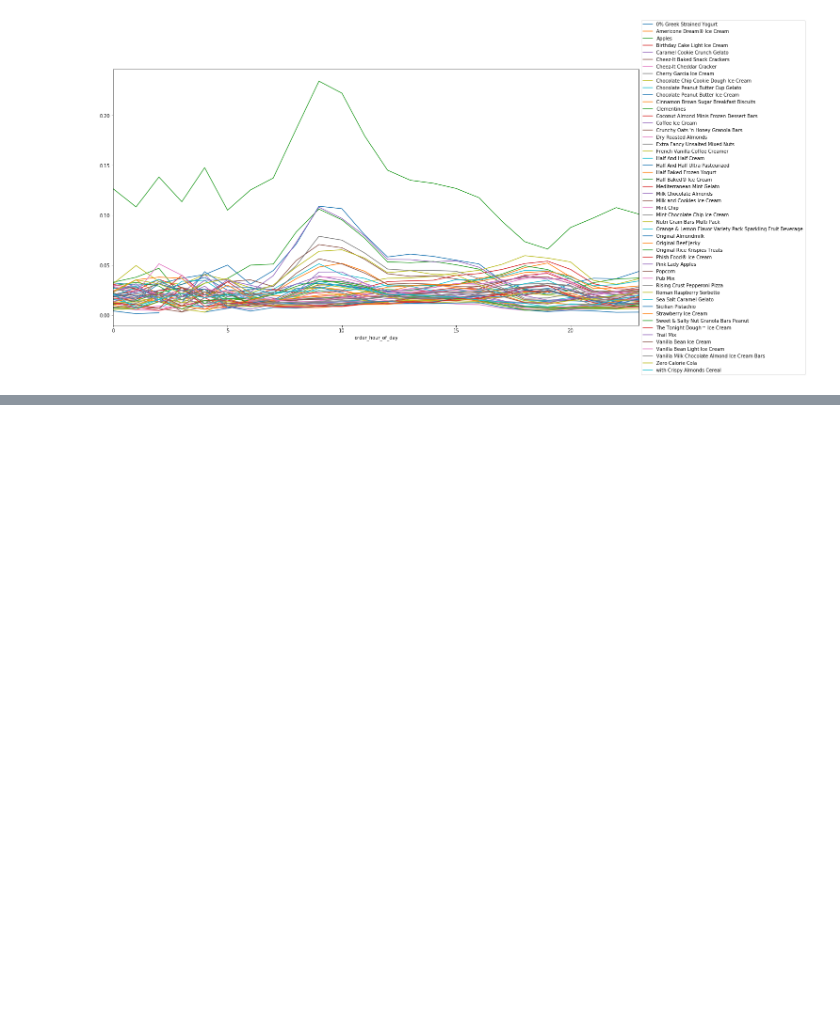
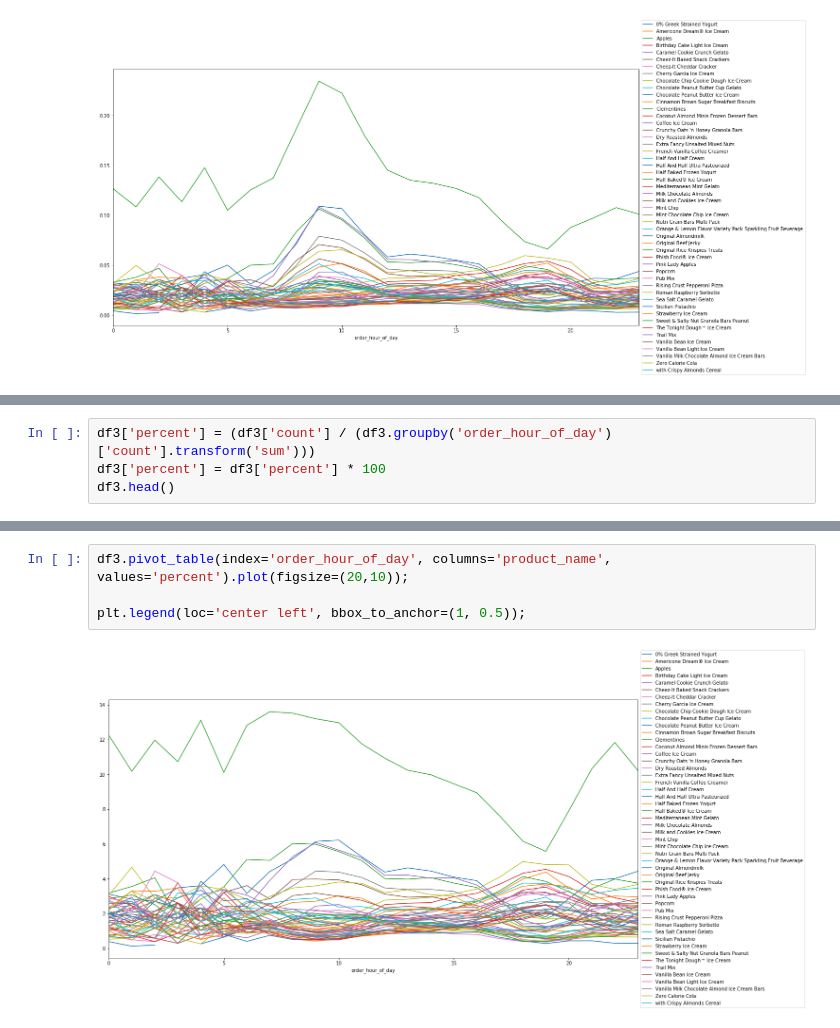
Before and after one commit to ngriggs/DS-Unit-1-Sprint-2-Data-Wrangling-and-Storytelling, a Jupyter notebook: module1-join-and-reshape-data/LS_DS_121_Join_and_Reshape_Data.ipynb, the cells around one changed output, grey strips where cells are left out. Drawn from its saved outputs; the diff is of its cells as text; blank space fills up the shorter version.

```diff
--- a/module1-join-and-reshape-data/LS_DS_121_Join_and_Reshape_Data.ipynb
+++ b/module1-join-and-reshape-data/LS_DS_121_Join_and_Reshape_Data.ipynb
@@ -851,0 +850,4 @@ Meh, close enough. I feel like I'm missing something here. All of the data is co
+# %%
+df3['percent'] = (df3['count'] / (df3.groupby('order_hour_of_day')['count'].transform('sum')))
+df3['percent'] = df3['percent'] * 100
+df3.head()
@@ -851,0 +861,6 @@ Meh, close enough. I feel like I'm missing something here. All of the data is co
+# %%
+df3.pivot_table(index='order_hour_of_day', columns='product_name', values='percent').plot(figsize=(20,10));
+
+plt.legend(loc='center left', bbox_to_anchor=(1, 0.5));
+# %% [output]
+[figure, added]
```
Also changed, not shown: parts of 3 cells of this notebook.
